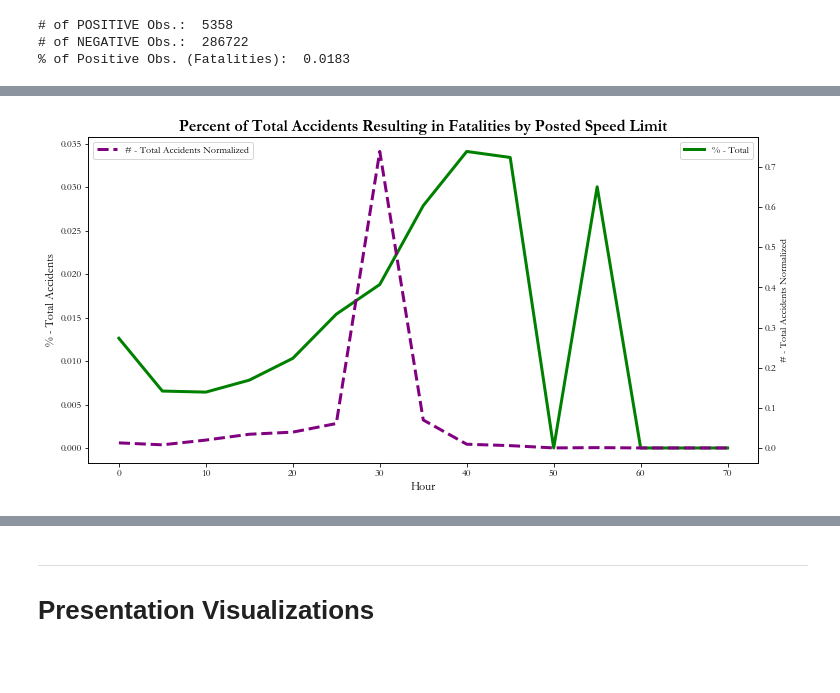
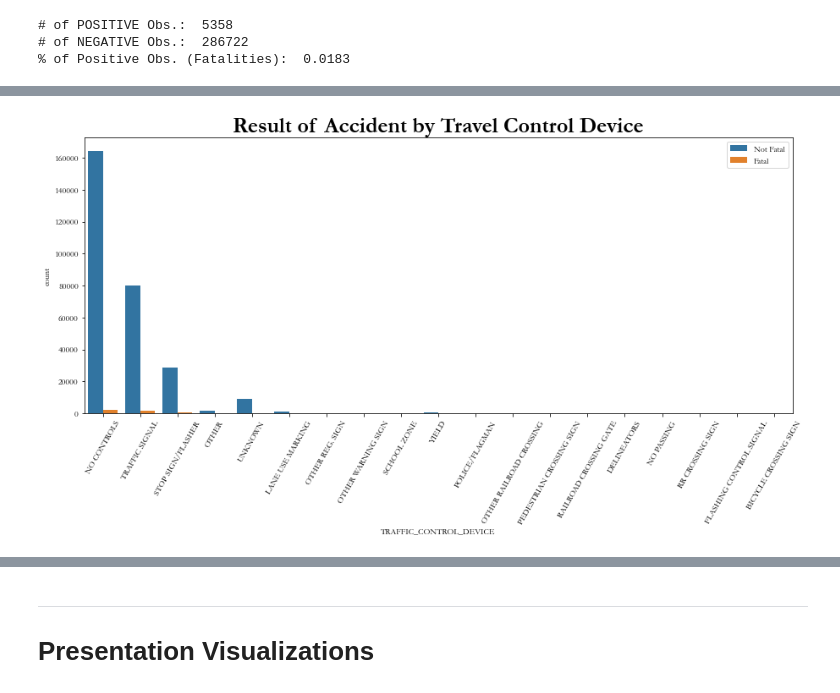
Before and after one commit to Morgan-Sell/chi-traffic-accidents, a Jupyter notebook: chi-traffic-preso-eda.ipynb, the cells around one changed output, grey strips where cells are left out. Saved outputs shown, nothing was run; the diff lists cells and outputs as text; code cells hidden in the pictures; blank space fills up the shorter version.

```diff
--- a/chi-traffic-preso-eda.ipynb
+++ b/chi-traffic-preso-eda.ipynb
@@ -159,38 +155,8 @@ Returns TRUE if Total # of Accidents Reconcile:  True
 # %%
-plt.figure(figsize=(12,6))
-sns.countplot(x='CRASH_MONTH', data=accidents, hue='fatal_incap', labels=['Non-fatal', 'Fatal'])
-plt.title("Result of Accident by Month", fontsize=16, fontweight='bold');
+plt.figure(figsize=(15,6))
+sns.countplot(x='TRAFFIC_CONTROL_DEVICE', data=accidents, hue='fatal_incap')
+plt.title("Result of Accident by Travel Control Device", fontsize=26, fontweight='bold')
+plt.legend(labels=['Not Fatal', 'Fatal'])
+plt.xticks(rotation=60);
+# %% [output]
+[figure, added]
-# %%
-# ACCIDENTS BY DAY OF THE WEEK
-
-accidents_spd_lim = accidents[accidents['POSTED_SPEED_LIMIT'] % 5 == 0].copy()
-spd_lim_pivot = accidents_spd_lim.pivot_table(index='POSTED_SPEED_LIMIT', columns='fatal_incap', values='CRASH_RECORD_ID',
-                                              fill_value=0, aggfunc='count').reset_index()
-#spd_lim_pivot.drop('fatal_incap', axis=1, inplace=True)
-spd_lim_pivot.rename({0:'num_not_fatal', 1:'num_fatal'}, axis=1, inplace=True)
-spd_lim_pivot['total'] = spd_lim_pivot['num_not_fatal'] + spd_lim_pivot['num_fatal']
-spd_lim_pivot['prcnt_fatal'] = spd_lim_pivot['num_fatal'] / spd_lim_pivot['total']
-
-fig, ax = plt.subplots(figsize=(12,6))
-spd_arr = spd_lim_pivot['POSTED_SPEED_LIMIT'].values
-spd_prcnt_fatal_arr = spd_lim_pivot['prcnt_fatal'].values
-spd_total_arr_nrml = spd_lim_pivot['total'].values / sum(spd_lim_pivot['total'])
-
-ax.plot(spd_arr, spd_prcnt_fatal_arr , color='green',  linewidth=3, label='% - Total')
-ax.set_title('Percent of Total Accidents Resulting in Fatalities by Posted Speed Limit', fontsize=16, fontweight='bold')
-ax.set_xlabel('Hour', fontsize=12)
-ax.set_ylabel('% - Total Accidents', fontsize=12)
-ax.legend()
-
-# Share x-axis
-ax2=ax.twinx()
-
-#ax2.set_ylim(0, 100000)
-ax2.set_ylabel('# - Total Accidents Normalized')
-ax2.plot(spd_arr, spd_total_arr_nrml , color='purple', linestyle='--', linewidth=3,
-         label='# - Total Accidents Normalized')
-
-ax2.legend(loc='upper left', facecolor='white')
-ax2.grid(color=None, linestyle='None')
-# %% [output]
-[figure, removed]
```
Also changed, not shown: parts of 15 cells of this notebook.
